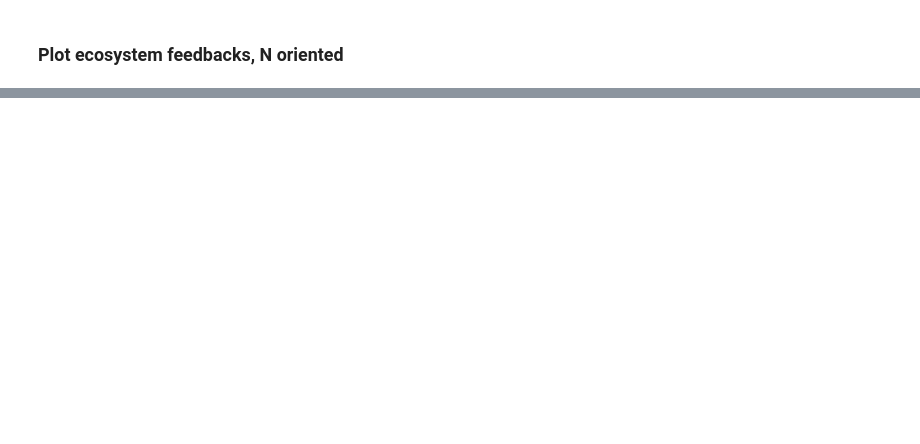
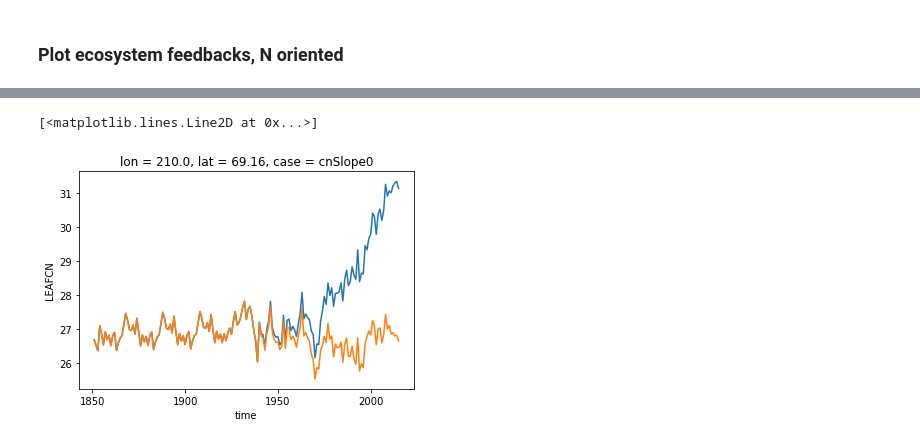
Before and after one commit to emhauser/Foliar-Stoichiometry_CO2, a Jupyter notebook: CN_CO2Global.ipynb, the cells around one changed output, grey strips where cells are left out. Drawn from its saved outputs; the diff is of its cells as text; code cells hidden in the pictures; blank space fills up the shorter version.

```diff
--- a/CN_CO2Global.ipynb
+++ b/CN_CO2Global.ipynb
@@ -548,0 +582,10 @@ Data variables: (12/16)
+# %%
+## Boreal coords:
+plat,plon = 68.66 , (360.-149.37) # °N, °W long, lat of Toolik Lake
+import geopandas as gpd
+boreal = dsAnn.LEAFCN.sel(lat = plat , lon = plon, method='nearest')
+boreal.isel(case=1).plot()
+boreal.isel(case=0).plot()
+# %% [output]
+[<matplotlib.lines.Line2D at 0x...>]
+[figure, added]
```
Also changed, not shown: parts of 11 cells of this notebook.
